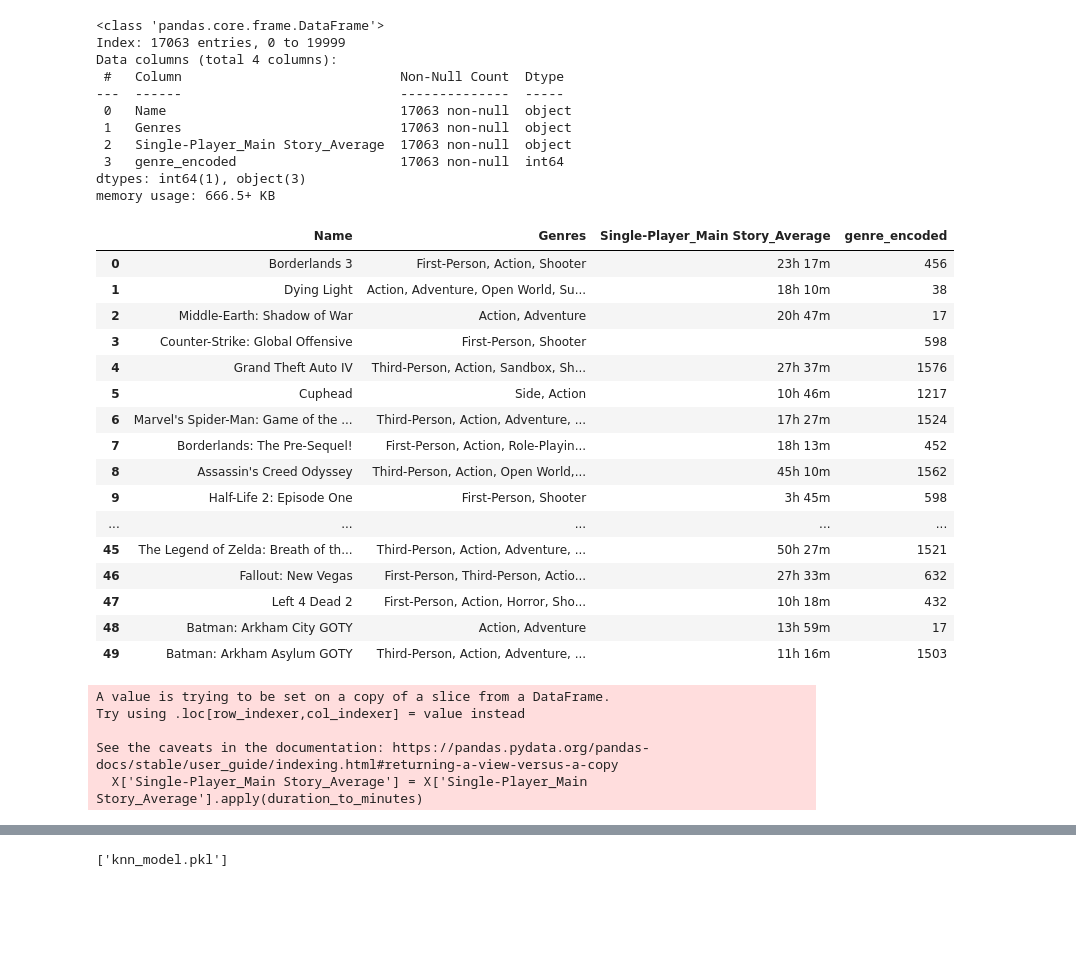
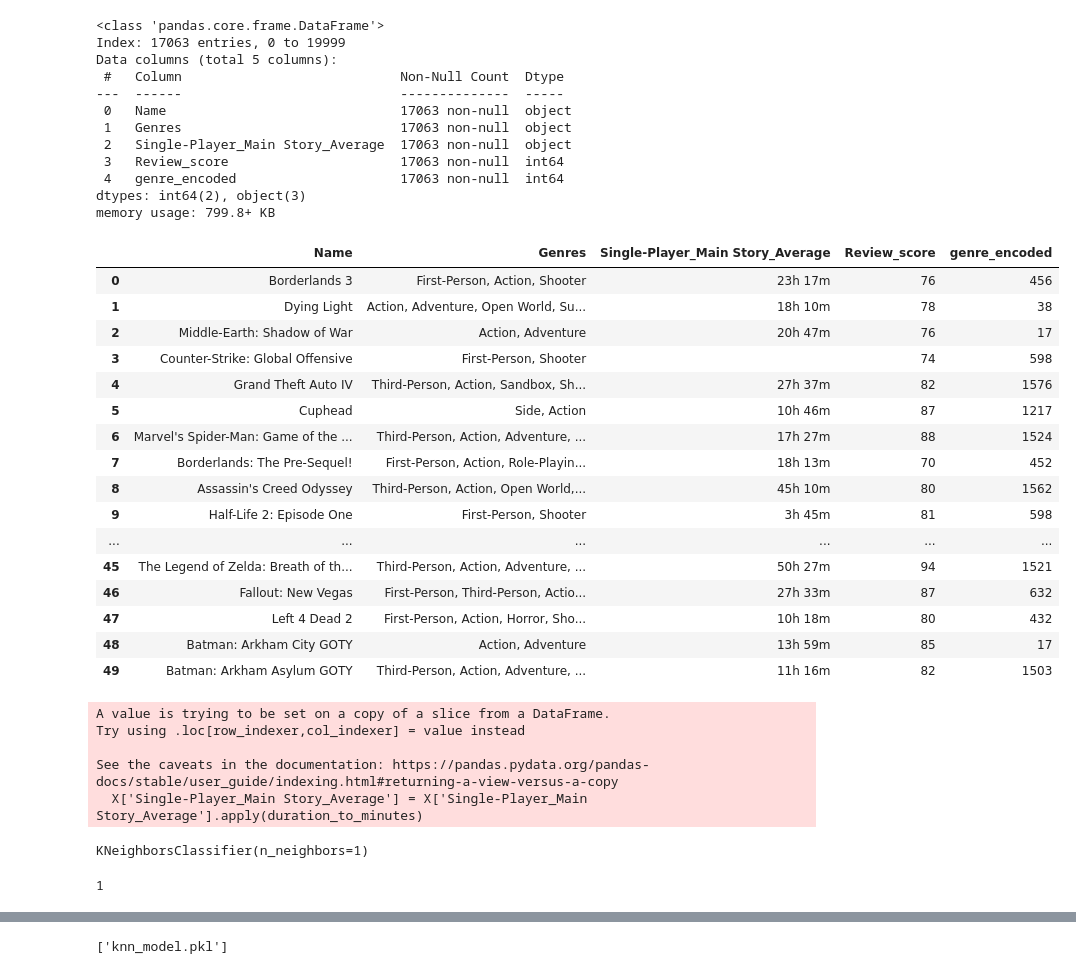
Before and after one commit to NicolasMango/TPO-CIENCIA-DE-DATOS, a Jupyter notebook: CrearModelo.ipynb, the cells around one changed output, grey strips where cells are left out. Drawn from its saved outputs; the diff is of its cells as text; code cells hidden in the pictures; blank space fills up the shorter version.

Commit message:
nueva version del modelo y modificaciones en front

```diff
--- a/CrearModelo.ipynb
+++ b/CrearModelo.ipynb
@@ -69,41 +69,42 @@ def duration_to_minutes(duration_str):
     return 0  # or any other appropriate default value
 # %%
 df_format = pd.concat([df.drop(columns= ['Stats', 'steam_app_id']), pd.DataFrame(total_keep)], axis = 1)
-df_final = df_format[['Name' , 'Genres', 'Single-Player_Main Story_Average']]
+df_final = df_format[['Name' , 'Genres', 'Single-Player_Main Story_Average','Review_score']]
 df_final = df_final.dropna()
 #df_final['Genres'] = df_final['Genres'].apply(lambda x: x.split(',')[0])
 label_encoder = LabelEncoder()
 df_final['genre_encoded'] = label_encoder.fit_transform(df_final['Genres'])
 df_final.info()
 df_final.head(50)
 # %% [output]
 <class 'pandas.core.frame.DataFrame'>
 Index: 17063 entries, 0 to 19999
-Data columns (total 4 columns):
+Data columns (total 5 columns):
  #   Column                            Non-Null Count  Dtype
 ---  ------                            --------------  -----
  0   Name                              17063 non-null  object
  1   Genres                            17063 non-null  object
  2   Single-Player_Main Story_Average  17063 non-null  object
- 3   genre_encoded                     17063 non-null  int64
-dtypes: int64(1), object(3)
-memory usage: 666.5+ KB
+ 3   Review_score                      17063 non-null  int64
+ 4   genre_encoded                     17063 non-null  int64
+dtypes: int64(2), object(3)
+memory usage: 799.8+ KB
-|  | Name | Genres | Single-Player_Main Story_Average | genre_encoded |
-| 0 | Borderlands 3 | First-Person, Action, Shooter | 23h 17m | 456 |
-| 1 | Dying Light | Action, Adventure, Open World, Su... | 18h 10m | 38 |
-| 2 | Middle-Earth: Shadow of War | Action, Adventure | 20h 47m | 17 |
-| 3 | Counter-Strike: Global Offensive | First-Person, Shooter |  | 598 |
-| 4 | Grand Theft Auto IV | Third-Person, Action, Sandbox, Sh... | 27h 37m | 1576 |
-| 5 | Cuphead | Side, Action | 10h 46m | 1217 |
-| 6 | Marvel's Spider-Man: Game of the ... | Third-Person, Action, Adventure, ... | 17h 27m | 1524 |
-| 7 | Borderlands: The Pre-Sequel! | First-Person, Action, Role-Playin... | 18h 13m | 452 |
-| 8 | Assassin's Creed Odyssey | Third-Person, Action, Open World,... | 45h 10m | 1562 |
-| 9 | Half-Life 2: Episode One | First-Person, Shooter | 3h 45m | 598 |
-| ... | ... | ... | ... | ... |
-| 45 | The Legend of Zelda: Breath of th... | Third-Person, Action, Adventure, ... | 50h 27m | 1521 |
-| 46 | Fallout: New Vegas | First-Person, Third-Person, Actio... | 27h 33m | 632 |
-| 47 | Left 4 Dead 2 | First-Person, Action, Horror, Sho... | 10h 18m | 432 |
-| 48 | Batman: Arkham City GOTY | Action, Adventure | 13h 59m | 17 |
-| 49 | Batman: Arkham Asylum GOTY | Third-Person, Action, Adventure, ... | 11h 16m | 1503 |
+|  | Name | Genres | Single-Player_Main Story_Average | Review_score | genre_encoded |
+| 0 | Borderlands 3 | First-Person, Action, Shooter | 23h 17m | 76 | 456 |
+| 1 | Dying Light | Action, Adventure, Open World, Su... | 18h 10m | 78 | 38 |
+| 2 | Middle-Earth: Shadow of War | Action, Adventure | 20h 47m | 76 | 17 |
+| 3 | Counter-Strike: Global Offensive | First-Person, Shooter |  | 74 | 598 |
+| 4 | Grand Theft Auto IV | Third-Person, Action, Sandbox, Sh... | 27h 37m | 82 | 1576 |
+| 5 | Cuphead | Side, Action | 10h 46m | 87 | 1217 |
+| 6 | Marvel's Spider-Man: Game of the ... | Third-Person, Action, Adventure, ... | 17h 27m | 88 | 1524 |
+| 7 | Borderlands: The Pre-Sequel! | First-Person, Action, Role-Playin... | 18h 13m | 70 | 452 |
+| 8 | Assassin's Creed Odyssey | Third-Person, Action, Open World,... | 45h 10m | 80 | 1562 |
+| 9 | Half-Life 2: Episode One | First-Person, Shooter | 3h 45m | 81 | 598 |
+| ... | ... | ... | ... | ... | ... |
+| 45 | The Legend of Zelda: Breath of th... | Third-Person, Action, Adventure, ... | 50h 27m | 94 | 1521 |
+| 46 | Fallout: New Vegas | First-Person, Third-Person, Actio... | 27h 33m | 87 | 632 |
+| 47 | Left 4 Dead 2 | First-Person, Action, Horror, Sho... | 10h 18m | 80 | 432 |
+| 48 | Batman: Arkham City GOTY | Action, Adventure | 13h 59m | 85 | 17 |
+| 49 | Batman: Arkham Asylum GOTY | Third-Person, Action, Adventure, ... | 11h 16m | 82 | 1503 |
 # %%
 #split dataset in features and target variable
@@ -125,0 +144,20 @@ y_pred = knn.predict(X_test)
+# %%
+knn
+# %% [output]
+KNeighborsClassifier(n_neighbors=1)
+# %%
+from sklearn.model_selection import cross_val_score
+from sklearn.neighbors import KNeighborsClassifier
+
+k_values = range(1,5)
+cv_scores = []
+
+for k in k_values:
+    knn = KNeighborsClassifier(n_neighbors=k)
+    scores = cross_val_score(knn,X,y,cv=3,scoring='accuracy')
+    cv_scores.append(scores.mean())
+
+optimal_k = k_values[cv_scores.index(max(cv_scores))]
+print(optimal_k)
+# %% [output]
+1
```
Also changed, not shown: parts of 7 cells of this notebook, 4 other files.
